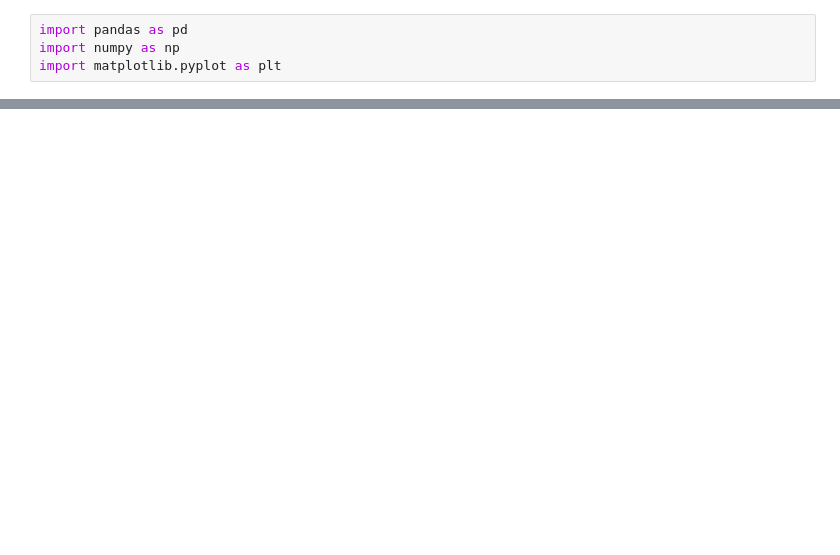
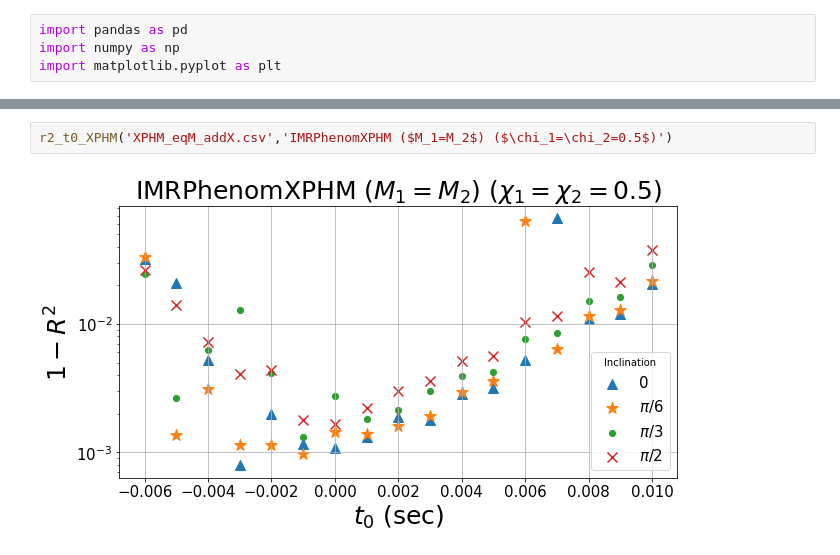
Before and after one commit to rachelmechum/ringdown_qnms, a Jupyter notebook: XPHM/XPHM_r2_vs_t0.ipynb, the cells around one changed output, grey strips where cells are left out. Cells and saved outputs as stored; diff of their text form; blank space fills up the shorter version.

```diff
--- a/XPHM/XPHM_r2_vs_t0.ipynb
+++ b/XPHM/XPHM_r2_vs_t0.ipynb
@@ -54,0 +58,4 @@ r2_t0_XPHM('allmodes_n012ot.csv','21 22 32 33 44 (n=0,1,2)')
+# %%
+r2_t0_XPHM('XPHM_eqM_addX.csv','IMRPhenomXPHM ($M_1=M_2$) ($\chi_1=\chi_2=0.5$)')
+# %% [output]
+[figure, added]
```
Also changed, not shown: parts of 6 cells of this notebook, 42 other files.
